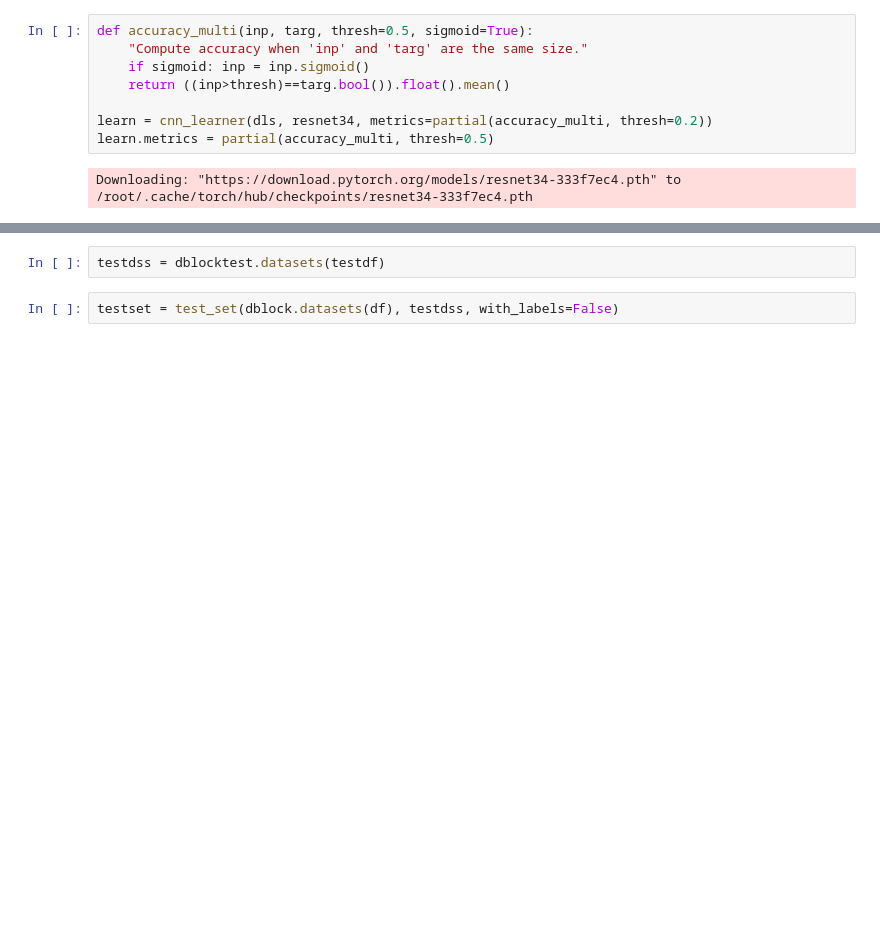
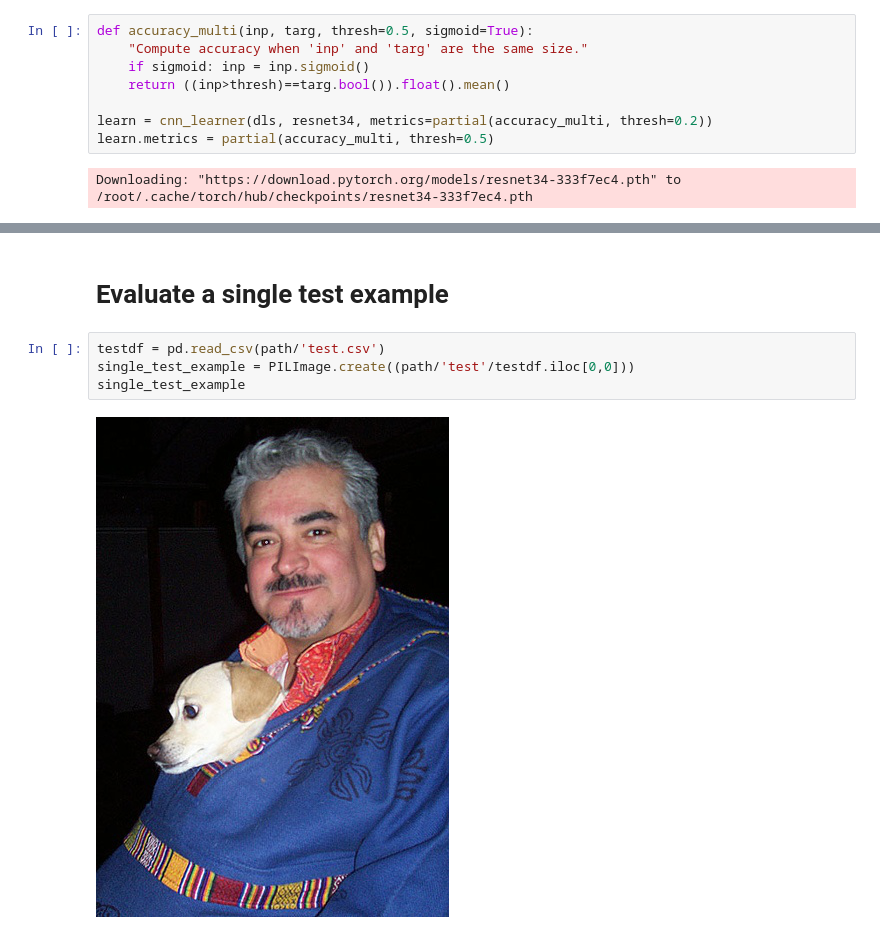
Before and after one commit to djliden/deep_learning_practice, a Jupyter notebook: test_set_demo.ipynb, the cells around one changed output, grey strips where cells are left out. Cells and saved outputs as stored; diff of their text form; blank space fills up the shorter version.

```diff
--- a/test_set_demo.ipynb
+++ b/test_set_demo.ipynb
@@ -95,4 +62,8 @@ list
-# %%
-testdss = dblocktest.datasets(testdf)
-# %%
-testset = test_set(dblock.datasets(df), testdss, with_labels=False)
+# %% [markdown]
+# Evaluate a single test example
+# %%
+testdf = pd.read_csv(path/'test.csv')
+single_test_example = PILImage.create((path/'test'/testdf.iloc[0,0]))
+single_test_example
+# %% [output]
+[figure, added]
```
Also changed, not shown: parts of 20 cells of this notebook.
